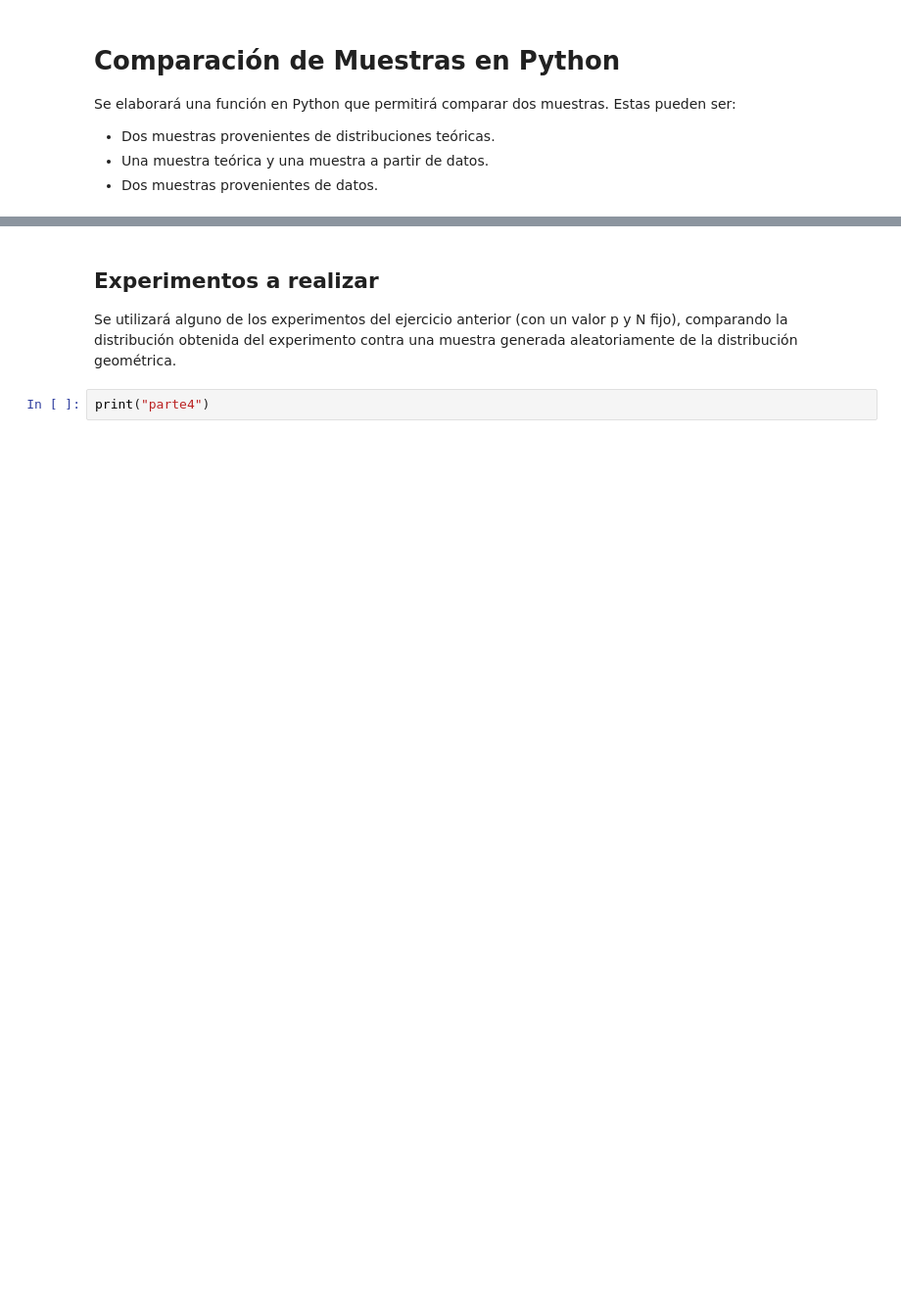
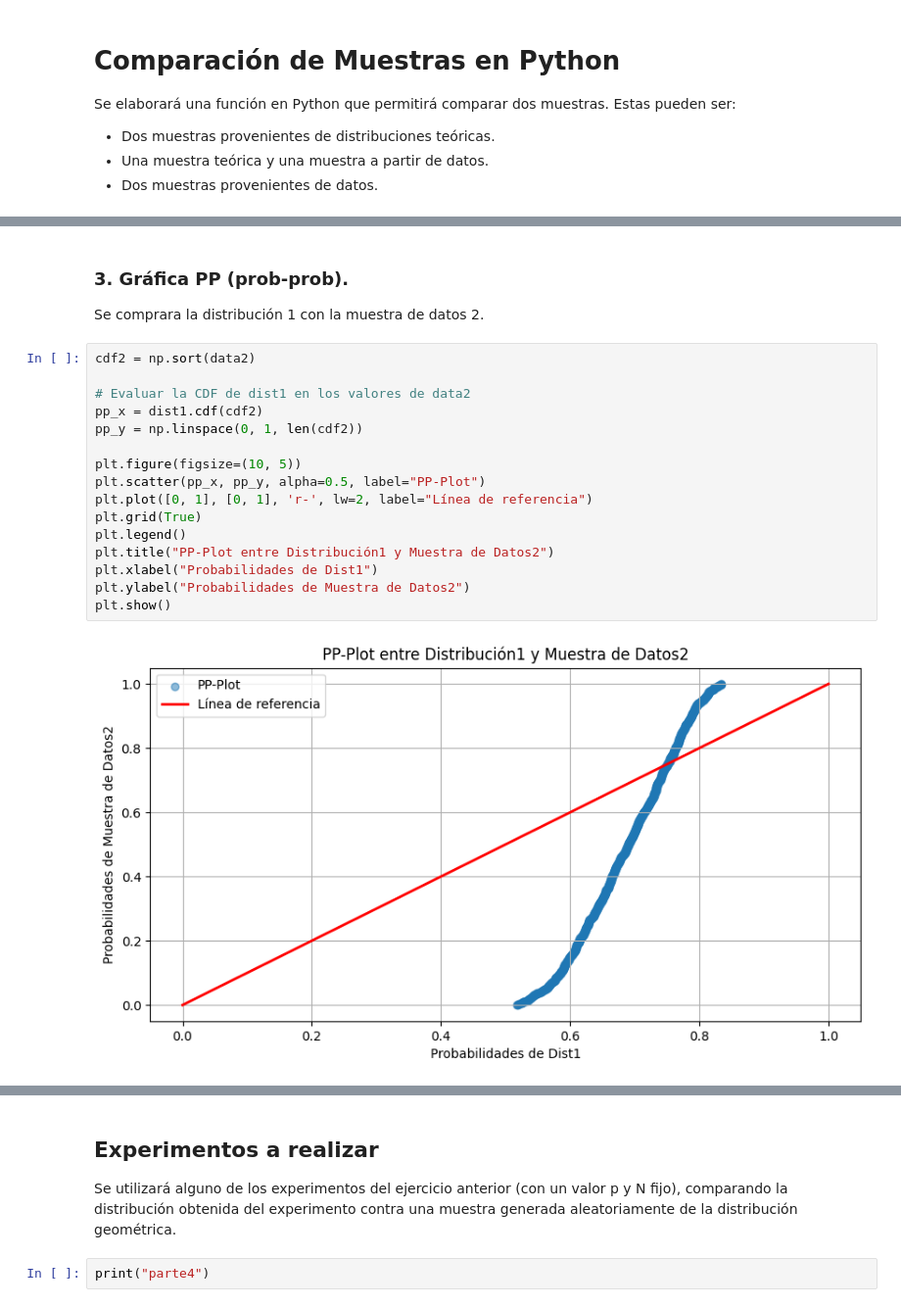
Before and after one commit to JosueSay/IntelligenceArtificial, a Jupyter notebook: labs/lab2/ejercicio2.ipynb, the cells around one changed output, grey strips where cells are left out. Shown at 98% size. Drawn from its saved outputs; the diff is of its cells as text; blank space fills up the shorter version.

```diff
--- a/labs/lab2/ejercicio2.ipynb
+++ b/labs/lab2/ejercicio2.ipynb
@@ -17,0 +75,22 @@ print("parte1")
+# %% [markdown]
+### 3. **Gráfica PP (prob-prob)**.
+
+Se comprara la distribución 1 con la muestra de datos 2.
+# %%
+cdf2 = np.sort(data2)
+
+# Evaluar la CDF de dist1 en los valores de data2
+pp_x = dist1.cdf(cdf2)
+pp_y = np.linspace(0, 1, len(cdf2))
+
+plt.figure(figsize=(10, 5))
+plt.scatter(pp_x, pp_y, alpha=0.5, label="PP-Plot")
+plt.plot([0, 1], [0, 1], 'r-', lw=2, label="Línea de referencia")
+plt.grid(True)
+plt.legend()
+plt.title("PP-Plot entre Distribución1 y Muestra de Datos2")
+plt.xlabel("Probabilidades de Dist1")
+plt.ylabel("Probabilidades de Muestra de Datos2")
+plt.show()
+# %% [output]
+[figure, added]
```
Also changed, not shown: parts of 18 cells of this notebook, 1 other file.
